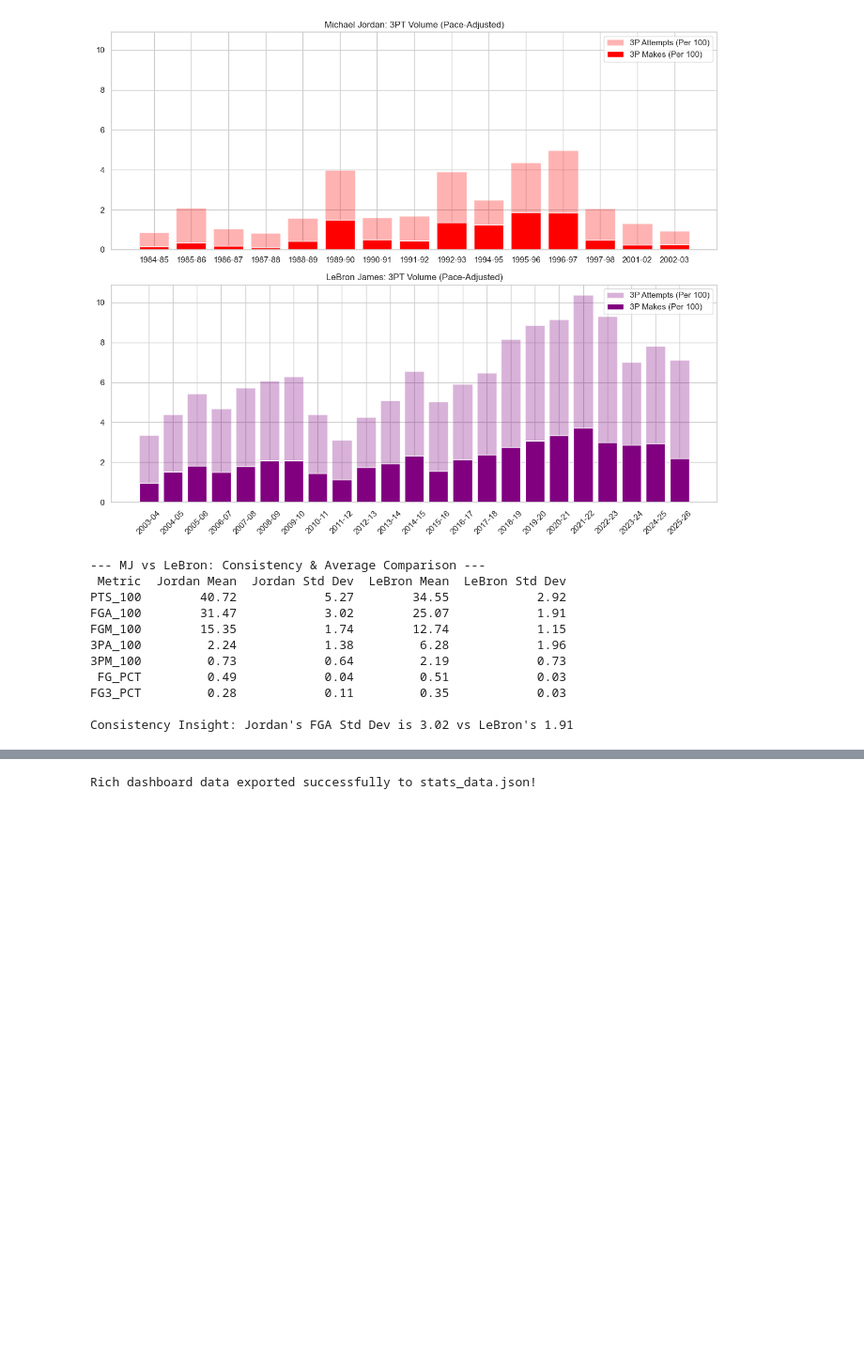
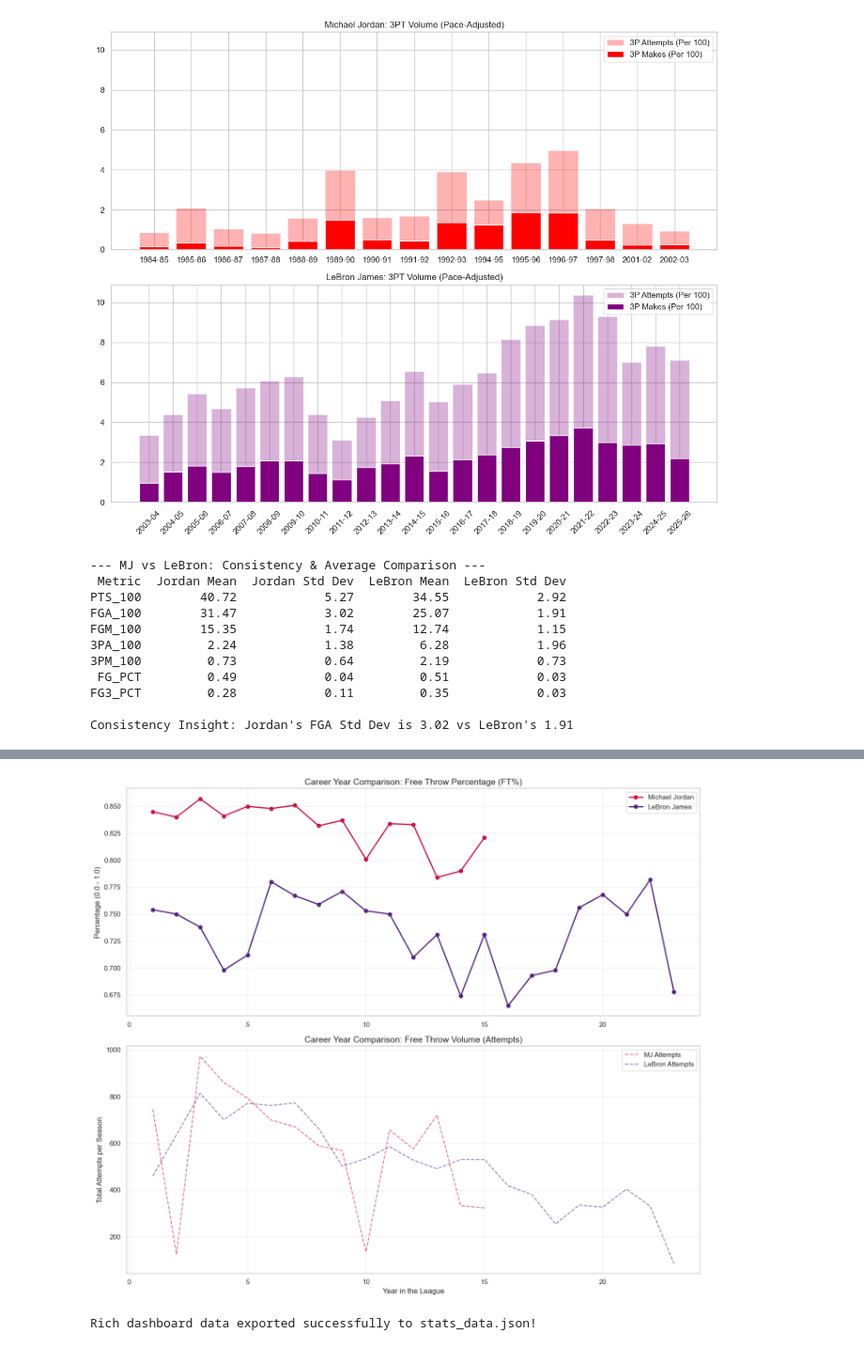
Before and after one commit to Jtambwe7305/mj-vs-lbj-nba-analysis-ai-help, a Jupyter notebook: Goat_comparison.ipynb, the cells around one changed output, grey strips where cells are left out. Shown at 94% size. Drawn from its saved outputs; the diff is of its cells as text; code cells hidden in the pictures; blank space fills up the shorter version.

```diff
--- a/Goat_comparison.ipynb
+++ b/Goat_comparison.ipynb
@@ -702,3 +763,47 @@ Consistency Insight: Jordan's FGA Std Dev is 3.02 vs LeBron's 1.91
+# %%
+import matplotlib.pyplot as plt
+import pandas as pd
+from nba_api.stats.static import players
+from nba_api.stats.endpoints import playercareerstats
+
+def get_career_ft_data(name):
+    player_id = players.find_players_by_full_name(name)[0]['id']
+    stats = playercareerstats.PlayerCareerStats(player_id=player_id).get_data_frames()[0]
+    # Filter for regular season totals only (to avoid mid-season trade duplicates)
+    # We group by Season_ID to sum up seasons where they played for two teams
+    clean_stats = stats.groupby('SEASON_ID').agg({'FTM':'sum', 'FTA':'sum', 'FT_PCT':'mean'}).reset_index()
+    # Create a 'Career Year' column (1, 2, 3...)
+    clean_stats['Career_Year'] = range(1, len(clean_stats) + 1)
+    return clean_stats
+
+# 1. Fetch data
+mj_data = get_career_ft_data('Michael Jordan')
+lbj_data = get_career_ft_data('LeBron James')
+
+# 2. Create the Plot
+fig, ax = plt.subplots(2, 1, figsize=(14, 12))
+
+# --- TOP PLOT: FT Percentage Comparison ---
+ax[0].plot(mj_data['Career_Year'], mj_data['FT_PCT'], label='Michael Jordan', color='#CE1141', marker='o', linewidth=2)
+ax[0].plot(lbj_data['Career_Year'], lbj_data['FT_PCT'], label='LeBron James', color='#552583', marker='o', linewidth=2)
+ax[0].set_title('Career Year Comparison: Free Throw Percentage (FT%)', fontsize=14)
+ax[0].set_ylabel('Percentage (0.0 - 1.0)')
+ax[0].legend()
+ax[0].grid(True, alpha=0.3)
+
+# --- BOTTOM PLOT: FT Volume (Attempts) ---
+ax[1].plot(mj_data['Career_Year'], mj_data['FTA'], label='MJ Attempts', color='#CE1141', linestyle='--', alpha=0.6)
+ax[1].plot(lbj_data['Career_Year'], lbj_data['FTA'], label='LeBron Attempts', color='#552583', linestyle='--', alpha=0.6)
+ax[1].set_title('Career Year Comparison: Free Throw Volume (Attempts)', fontsize=14)
+ax[1].set_xlabel('Year in the League')
+ax[1].set_ylabel('Total Attempts per Season')
+ax[1].legend()
+ax[1].grid(True, alpha=0.3)
+
+plt.tight_layout()
+plt.show()
+# %% [output]
+[figure, added]
 # %%
 import json
 import numpy as np
```
Also changed, not shown: parts of 4 cells of this notebook.
